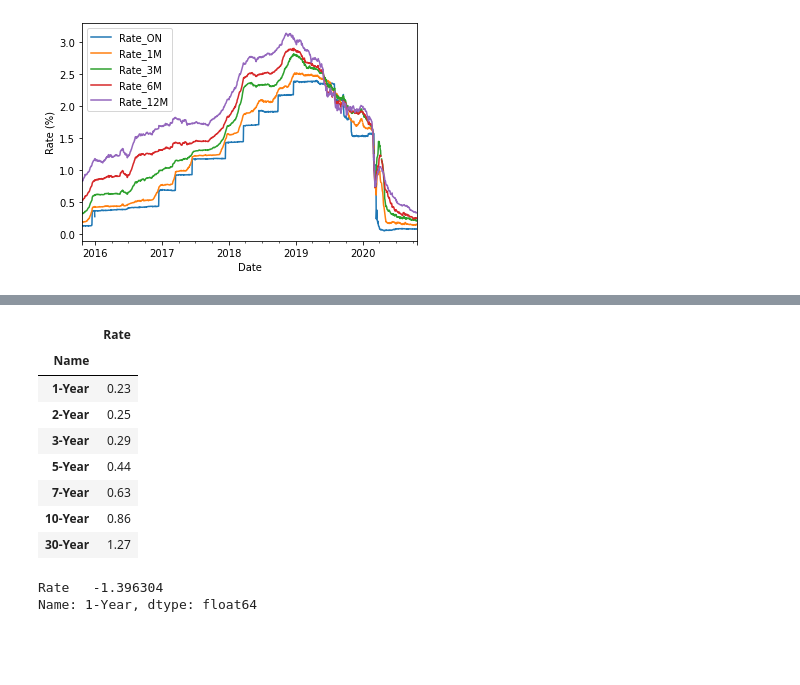
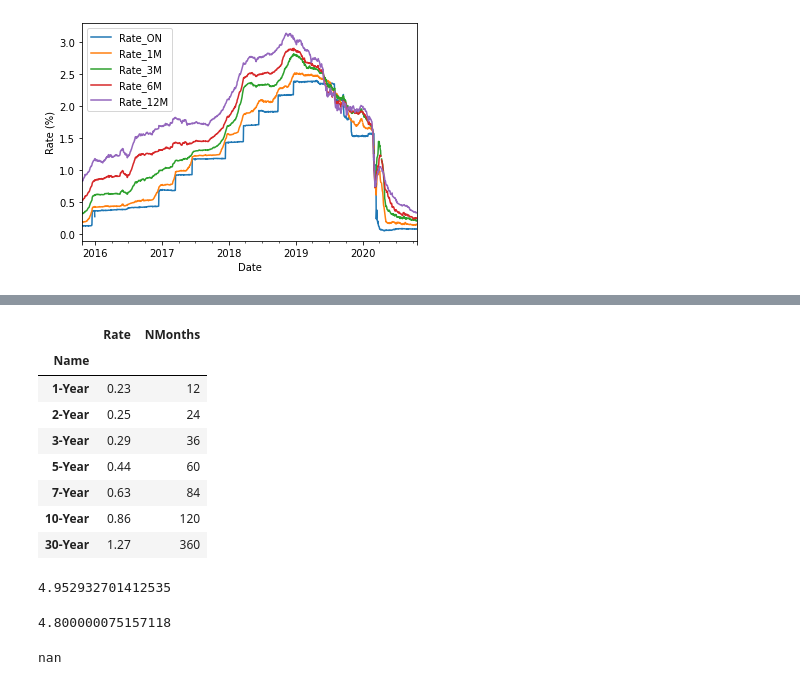
Before and after one commit to WillemJan9519/SPFDM1, a Jupyter notebook: SPFDM 1.ipynb, the cells around one changed output, grey strips where cells are left out. Cells and saved outputs as stored; diff of their text form; code cells hidden in the pictures; blank space fills up the shorter version.

Commit message:
Implemented some code to estimate rate given discount rate and swaps. Exact replication of Hull example

```diff
--- a/SPFDM 1.ipynb
+++ b/SPFDM 1.ipynb
@@ -41,17 +58,19 @@ pd.DataFrame({'Rate':LIBOR.iloc[-1,2:]})
 # %%
 # For bootstrapping we also need the swap rates. These are obtained from
 # http://www.interestrateswapstoday.com/swap-rates.html
 swaprates  =  pd.DataFrame({'Name':['1-Year','2-Year','3-Year','5-Year','7-Year','10-Year','30-Year'],'Rate':[0.230,0.25,0.29,0.44,0.63,0.86,1.270]}).set_index('Name')
+swaprates['NMonths'] = [12,24,36,60,84,120,360]
+#We need to interpolate swaprates to get all intermediate values
 swaprates
 # %% [output]
-|  | Rate |
-| Name |  |
-| 1-Year | 0.23 |
-| 2-Year | 0.25 |
-| 3-Year | 0.29 |
-| 5-Year | 0.44 |
-| 7-Year | 0.63 |
-| 10-Year | 0.86 |
-| 30-Year | 1.27 |
+|  | Rate | NMonths |
+| Name |  |  |
+| 1-Year | 0.23 | 12 |
+| 2-Year | 0.25 | 24 |
+| 3-Year | 0.29 | 36 |
+| 5-Year | 0.44 | 60 |
+| 7-Year | 0.63 | 84 |
+| 10-Year | 0.86 | 120 |
+| 30-Year | 1.27 | 360 |
 # %%
 # Having both libor and swap rates we should be able to bootstrap the zero curve
@@ -58,7 +106,29 @@ swaprates
+# %%
+# Example from Hull
+disc_rates = [4,4.5,4.8]
+disc_rates_times = [0.5,1,1.5]
+to_calculate = 2
+swaprate   = 5
+duration   = 2
+payterm    = 0.5
+bootstrap(disc_rates, disc_rates_times,to_calculate, swaprate, duration, payterm)
+# %% [output]
+4.952932701412535
+# %%
+# Inverse problem of Hull; we know 0.5,1,2
+disc_rates = [4,4.5,4.95293270]
+disc_rates_times = [0.5,1,2]
+to_calculate = 1.5
+swaprate   = 5
+duration   = 2
+payterm    = 0.5
+bootstrap(disc_rates, disc_rates_times,to_calculate, swaprate, duration, payterm)
+# %% [output]
+4.800000075157118
 # %%
 class zero_curve():
     def __init__(self):
-        libor3,libor6,libor12 = pd.DataFrame({'Rate':LIBOR.iloc[-1,2:]}).values
+        libor3,libor6,libor12 = LIBOR.values
         self.libor3  = libor3[0]/100
         self.libor6  = libor6[0]/100
         self.libor12 = libor12[0]/100
@@ -70,7 +140,7 @@ class zero_curve():
         npayments = 4
         nyears    = 1
         interval  = nyears / npayments
-        rateperyear = swaprates.loc['1-Year']/100
+        rateperyear = swaprates.loc['1-Year'].values[0]/100
         bondvalue   = 100
         rates = [self.libor3,self.libor6,self.libor12]
         value = 0
@@ -83,7 +153,18 @@ class zero_curve():
         r9 = -4/3*np.log(4/(bondvalue*rateperyear)*(bondvalue-value))
         print(r9)
 
+
+    def __bootstrap__(init):
+        """Loop through all available swaps to get the zero rate of that period"""
+        for i,nyears in enumerate([2,3,5,7,10,30]):
+            # Obtain the swap rate for this period
+            swaprate = swaprates.loc[nyears+'-Year'].value/100
+            # The swaprate is the fixed lag that is received each quarter
+            # The rate we need is the one making the bond worth par
+            nmonths = nyears*4
+
+
+
 zc = zero_curve()
 # %% [output]
-Rate   -1.396304
-Name: 1-Year, dtype: float64
+nan
```
Also changed, not shown: parts of 4 cells of this notebook.
